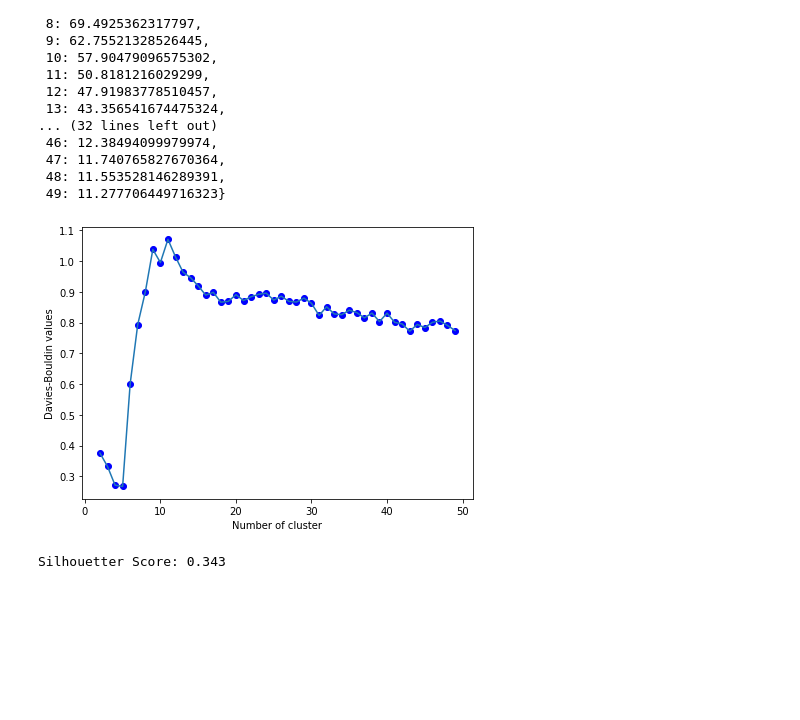
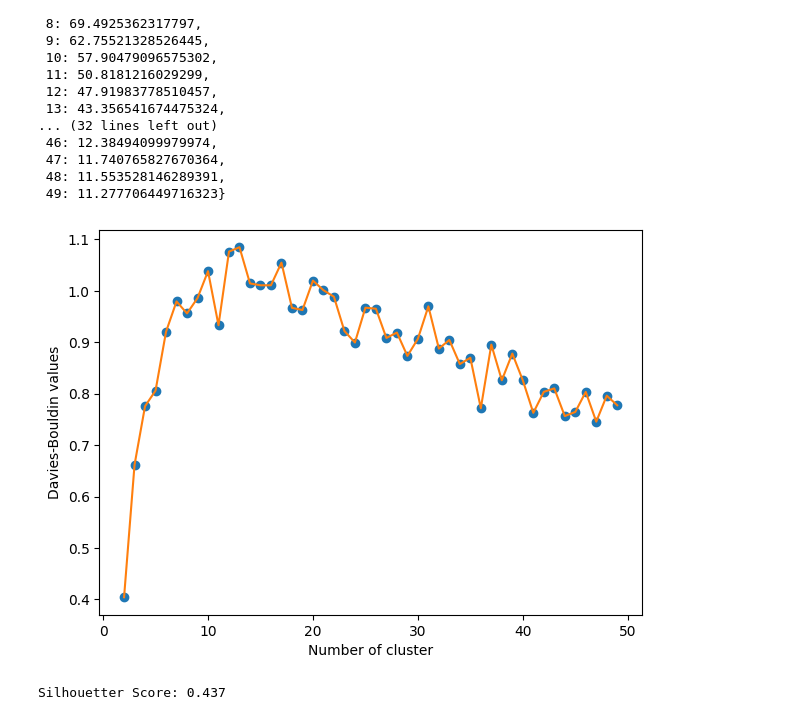
Before and after one commit to morancium/mining_repo, a Jupyter notebook: Notes/Notebook/K_means example 1.ipynb, the cells around one changed output. Saved outputs shown, nothing was run; the diff lists cells and outputs as text; code cells hidden in the pictures; blank space fills up the shorter version.

```diff
--- a/Notes/Notebook/K_means example 1.ipynb
+++ b/Notes/Notebook/K_means example 1.ipynb
@@ -7,8 +7,8 @@ import matplotlib.pyplot as plt
 %matplotlib inline
 # %%
 from sklearn.datasets import make_blobs
-X, y_true = make_blobs(n_samples=500, centers=5,
-                       cluster_std=0.4)
+X, y_true = make_blobs(n_samples=100, centers=5,
+                       cluster_std=1.7)
 plt.figure(figsize=(7,5))
 plt.scatter(X[:, 0], X[:, 1], s=50);
 # %% [output]
@@ -44,6 +44,6 @@ plt.scatter(X[:, 0], X[:, 1]);
 # %%
 from sklearn.cluster import KMeans
-kmeans = KMeans(n_clusters=5, max_iter=10000)
+kmeans = KMeans(n_clusters=6, max_iter=10000)
 kmeans.fit(X)
 labels = kmeans.predict(X)
 print(labels)
@@ -97,6 +86,6 @@ plt.show()
 # %%
 from sklearn.cluster import KMeans
-kmeans = KMeans(n_clusters=5, max_iter=1, init = 'random')
+kmeans = KMeans(n_clusters=5, max_iter=100000, init = 'random')
 kmeans.fit(X)
 labels = kmeans.predict(X)
 
@@ -132,6 +121,6 @@ plt.show()
 # %%
 from sklearn.cluster import KMeans
-kmeans = KMeans(n_clusters=8,max_iter=10000000000)
+kmeans = KMeans(n_clusters=4,max_iter=10000000000)
 kmeans.fit(X)
 labels = kmeans.predict(X)
 
@@ -274,13 +250,13 @@ sse
 # %%
 #Davis-Boldin index
 plt.figure(figsize=(7,5))
-plt.plot(list(db.keys()), list(db.values()), 'bo')
+plt.plot(list(db.keys()), list(db.values()), 'o')
 plt.plot(list(db.keys()), list(db.values()))
 plt.xlabel("Number of cluster")
 plt.ylabel("Davies-Bouldin values")
 plt.show()
 # %% [output]
-[figure, old version]
+[figure, new version]
 # %%
 #Accuracy metrics:
 # Calculate Silhoutte Score
@@ -289,4 +265,4 @@ score = silhouette_score(X, labels, metric='euclidean')
 # Print the score
 print('Silhouetter Score: %.3f' % score)
 # %% [output]
-Silhouetter Score: 0.343
+Silhouetter Score: 0.437
```
Also changed, not shown: parts of 21 cells of this notebook, 7 other files.
